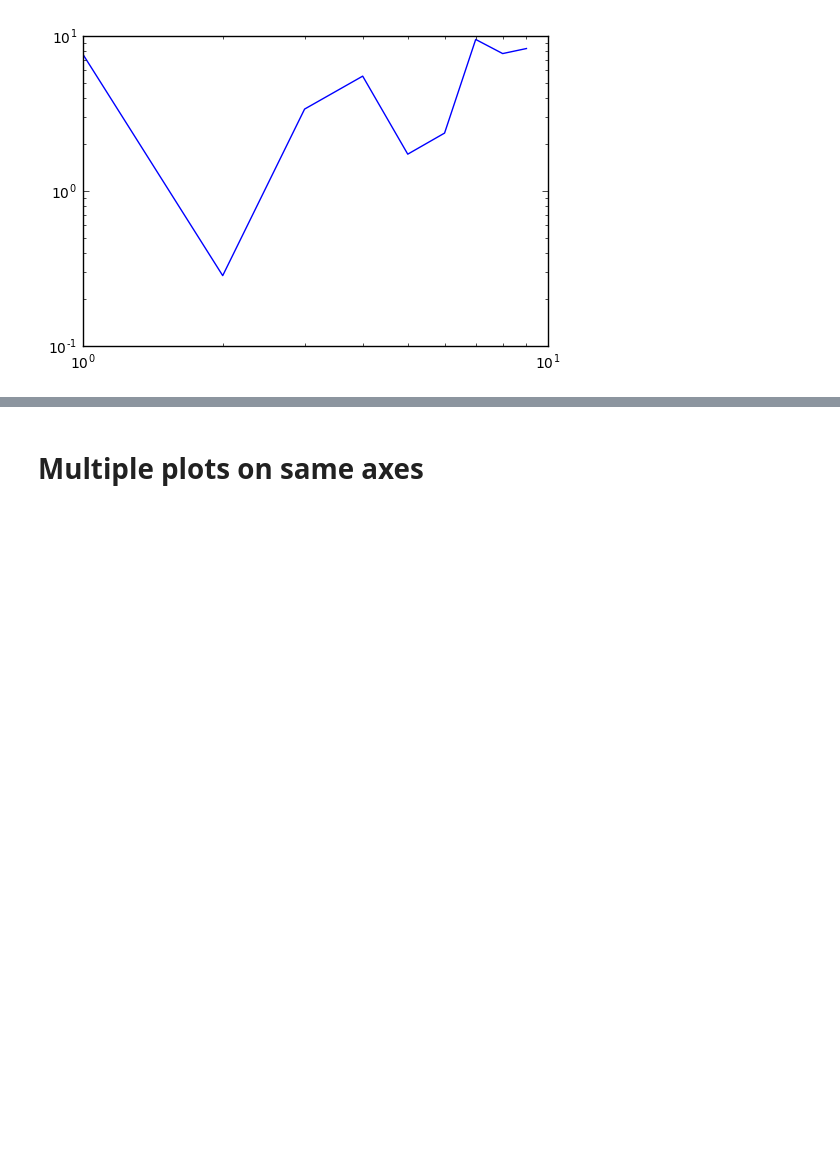
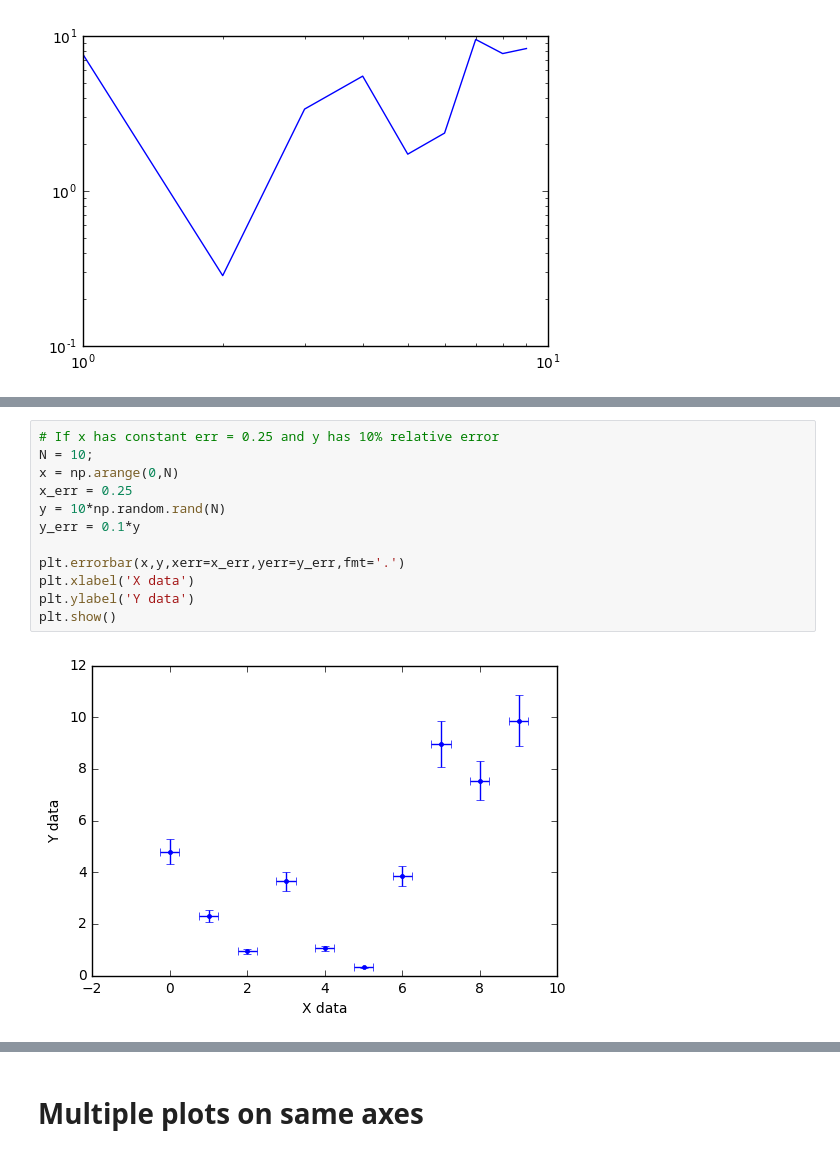
Before and after one commit to pfschus/python-tutorial-plotting, a Jupyter notebook: python_plotting_cheat_sheet.ipynb, the cells around one changed output, grey strips where cells are left out. Cells and saved outputs as stored; diff of their text form; blank space fills up the shorter version.

Commit message:
Error bars, vertical bar graphs

```diff
--- a/python_plotting_cheat_sheet.ipynb
+++ b/python_plotting_cheat_sheet.ipynb
@@ -112,0 +120,14 @@ plt.show()
+# %%
+# If x has constant err = 0.25 and y has 10% relative error
+N = 10;
+x = np.arange(0,N)
+x_err = 0.25
+y = 10*np.random.rand(N)
+y_err = 0.1*y
+
+plt.errorbar(x,y,xerr=x_err,yerr=y_err,fmt='.')
+plt.xlabel('X data')
+plt.ylabel('Y data')
+plt.show()
+# %% [output]
+[figure, added]
```
Also changed, not shown: parts of 11 cells of this notebook.
